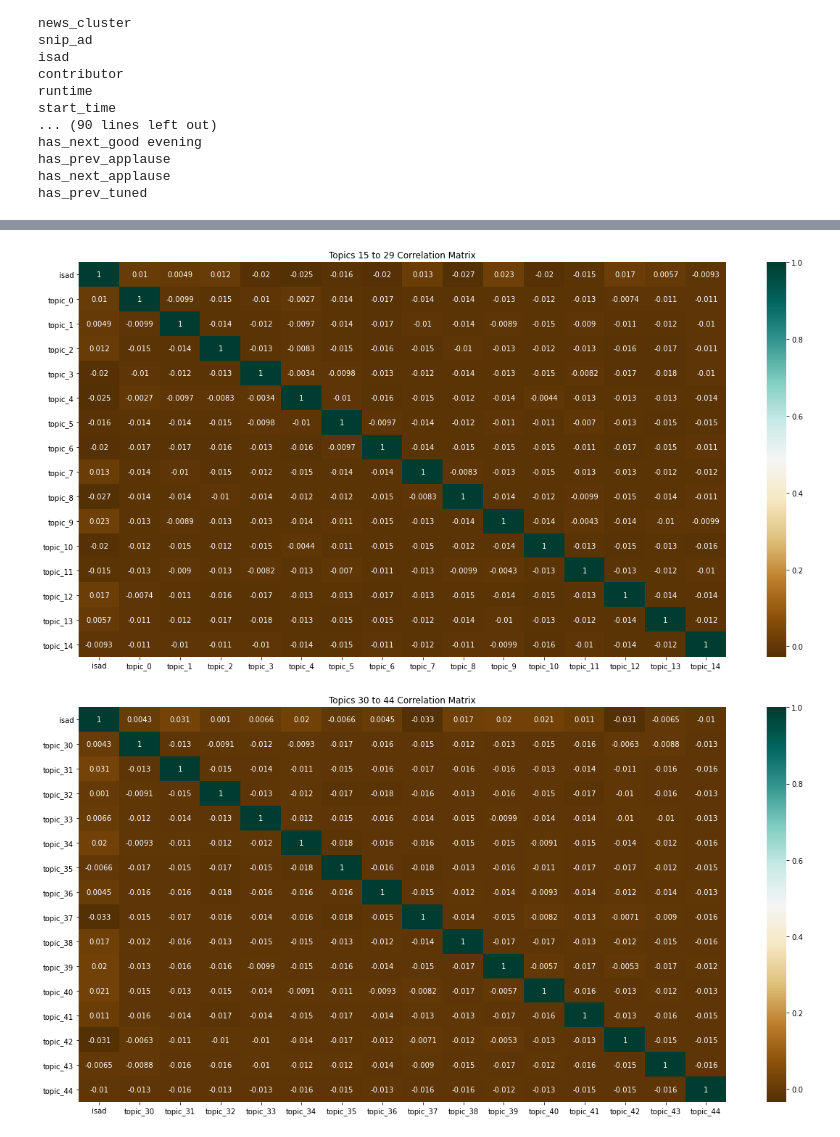
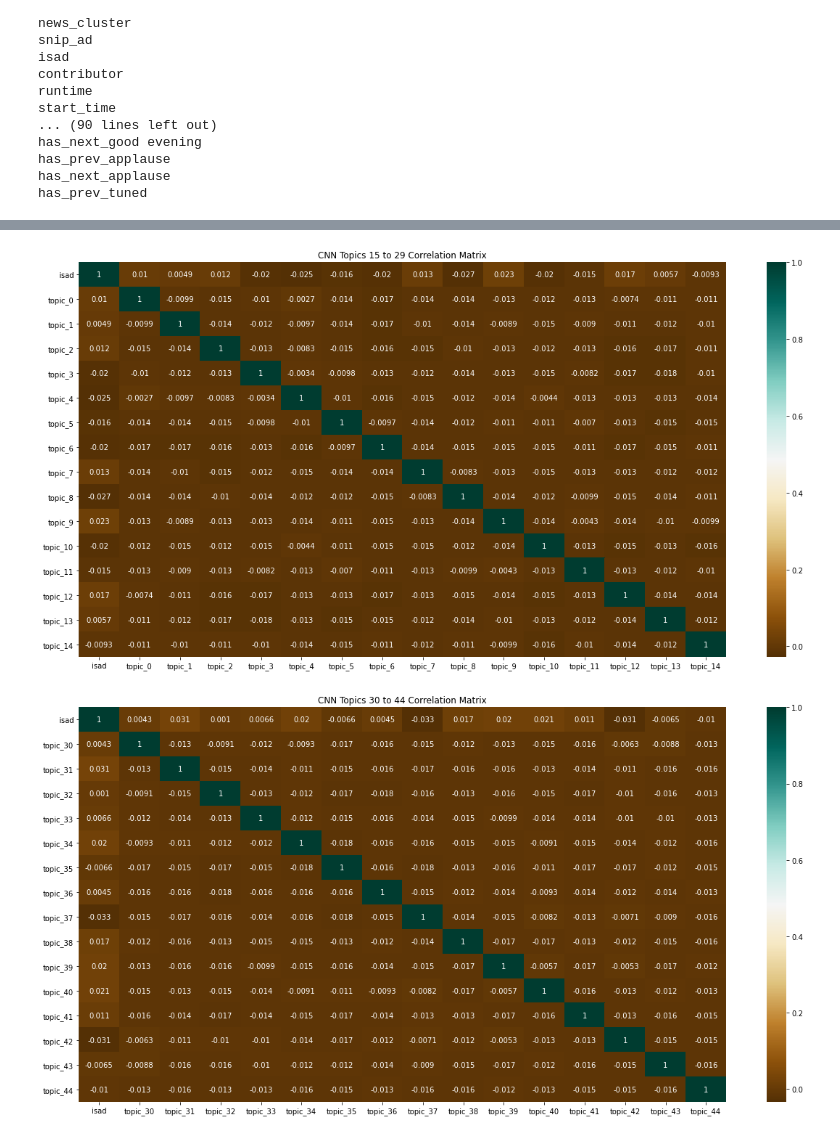
Before and after one commit to LinneaHarts/ad_finder_cc, a Jupyter notebook: notebooks/CNN Correlations and Statistics.ipynb, the cells around one changed output, grey strips where cells are left out. Cells and saved outputs as stored; diff of their text form; code cells hidden in the pictures.

```diff
--- a/notebooks/CNN Correlations and Statistics.ipynb
+++ b/notebooks/CNN Correlations and Statistics.ipynb
@@ -73,19 +73,19 @@ plot_correlation_matrix(topics_0_14_df, 'topic_0_14_corr', 'Topics 0 to 14 Corre
 # %%
 column_list = ['topic_' + str(i) for i in range (15, 30)]
 column_list = ['isad'] + column_list
 
 topics_15_29_df = cnn_df[column_list]
-plot_correlation_matrix(topics_0_14_df, 'topic_15_29_corr', 'Topics 15 to 29 Correlation Matrix')
+plot_correlation_matrix(topics_0_14_df, 'topic_15_29_corr', 'CNN Topics 15 to 29 Correlation Matrix')
 # %% [output]
-[figure, old version]
+[figure, new version]
 # %%
 column_list = ['topic_' + str(i) for i in range (30, 45)]
 column_list = ['isad'] + column_list
 
 topics_df = cnn_df[column_list]
-plot_correlation_matrix(topics_df, 'topic_30_44_corr', 'Topics 30 to 44 Correlation Matrix')
+plot_correlation_matrix(topics_df, 'topic_30_44_corr', 'CNN Topics 30 to 44 Correlation Matrix')
 # %% [output]
-[figure, old version]
+[figure, new version]
 # %%
 column_list = ['topic_' + str(i) for i in range (45, 60)]
 column_list = ['isad'] + column_list
```
Also changed, not shown: parts of 5 cells of this notebook, 23 other files.
